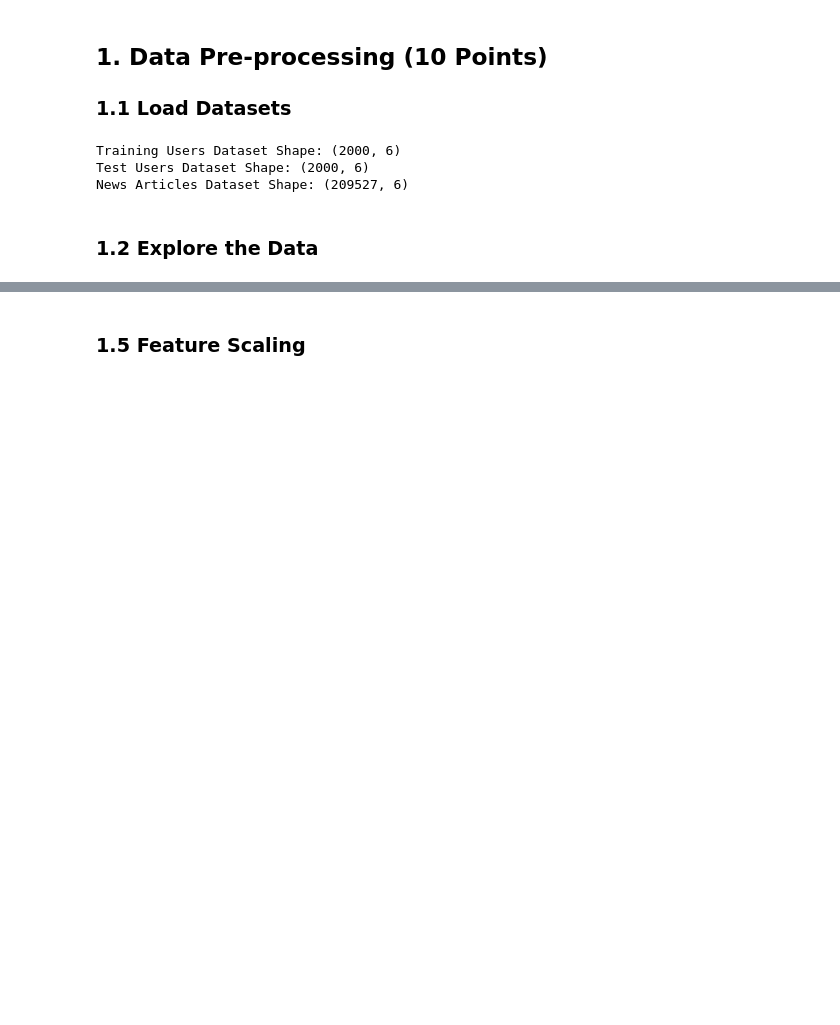
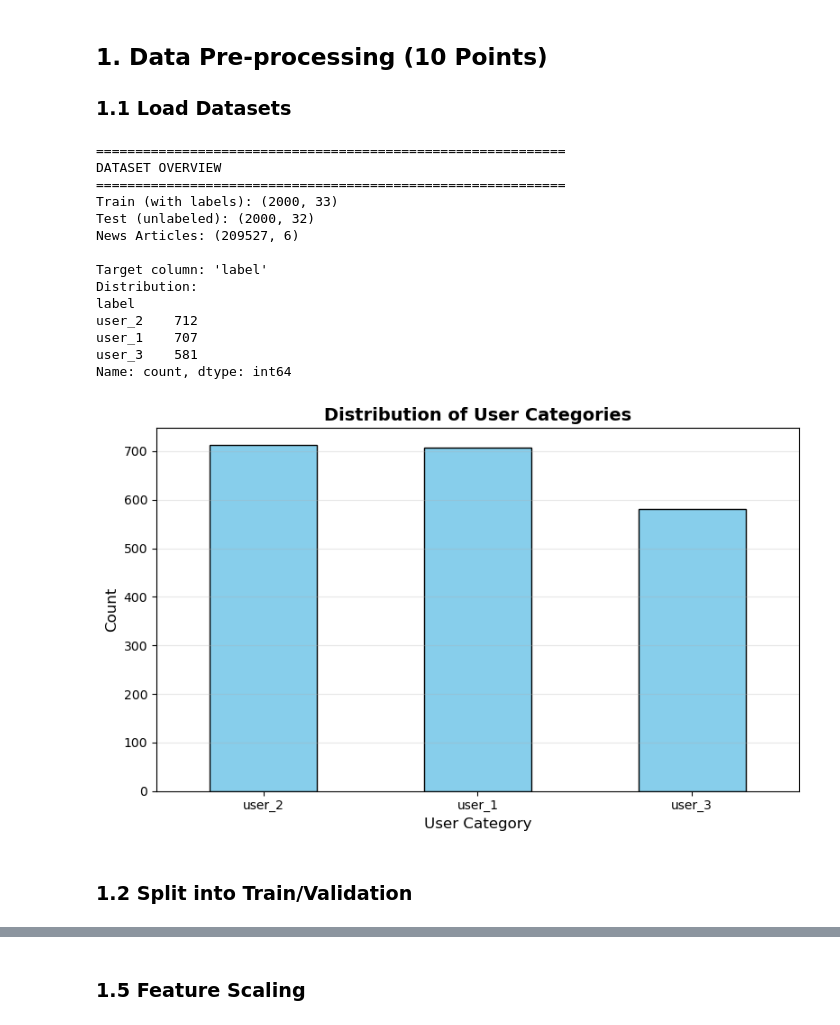
Before and after one commit to lakshitxtyagi/lab3-contextual-bandit, a Jupyter notebook: lab3_results_U20230090.ipynb, the cells around one changed output, grey strips where cells are left out. Saved outputs shown, nothing was run; the diff lists cells and outputs as text; code cells hidden in the pictures; blank space fills up the shorter version.

```diff
--- a/lab3_results_U20230090.ipynb
+++ b/lab3_results_U20230090.ipynb
@@ -26,19 +26,52 @@ np.random.seed(42)
 ## 1. Data Pre-processing (10 Points)
 
 ### 1.1 Load Datasets
-# %%
-# Load the datasets
-# Make sure the CSV files are in the correct path
-train_users = pd.read_csv('data/train_users.csv')
-test_users = pd.read_csv('data/test_users.csv')
-news_articles = pd.read_csv('data/news_articles.csv')
-
-print("Training Users Dataset Shape:", train_users.shape)
-print("Test Users Dataset Shape:", test_users.shape)
-print("News Articles Dataset Shape:", news_articles.shape)
-# %% [output]
-Training Users Dataset Shape: (2000, 6)
-Test Users Dataset Shape: (2000, 6)
-News Articles Dataset Shape: (209527, 6)
+# %%
+# Load datasets
+train_users_full = pd.read_csv('data/train_users.csv')
+test_users_final = pd.read_csv('data/test_users.csv')  # For final predictions (unlabeled)
+news_articles = pd.read_csv('data/news_articles.csv')
+
+# Clean column names
+train_users_full.columns = train_users_full.columns.str.strip()
+test_users_final.columns = test_users_final.columns.str.strip()
+news_articles.columns = news_articles.columns.str.strip()
+
+print("="*60)
+print("DATASET OVERVIEW")
+print("="*60)
+print(f"Train (with labels): {train_users_full.shape}")
+print(f"Test (unlabeled): {test_users_final.shape}")
+print(f"News Articles: {news_articles.shape}")
+
+print(f"\nTarget column: 'label'")
+print(f"Distribution:\n{train_users_full['label'].value_counts()}")
+
+# Visualize
+plt.figure(figsize=(8, 5))
+train_users_full['label'].value_counts().plot(kind='bar', color='skyblue', edgecolor='black')
+plt.title('Distribution of User Categories', fontsize=14, fontweight='bold')
+plt.xlabel('User Category', fontsize=12)
+plt.ylabel('Count', fontsize=12)
+plt.xticks(rotation=0)
+plt.grid(axis='y', alpha=0.3)
+plt.tight_layout()
+plt.show()
+# %% [output]
+============================================================
+DATASET OVERVIEW
+============================================================
+Train (with labels): (2000, 33)
+Test (unlabeled): (2000, 32)
+News Articles: (209527, 6)
+
+Target column: 'label'
+Distribution:
+label
+user_2    712
+user_1    707
+user_3    581
+Name: count, dtype: int64
+[figure, added]
 # %% [markdown]
-### 1.2 Explore the Data
+### 1.2 Split into Train/Validation
```
Also changed, not shown: parts of 14 cells of this notebook.
